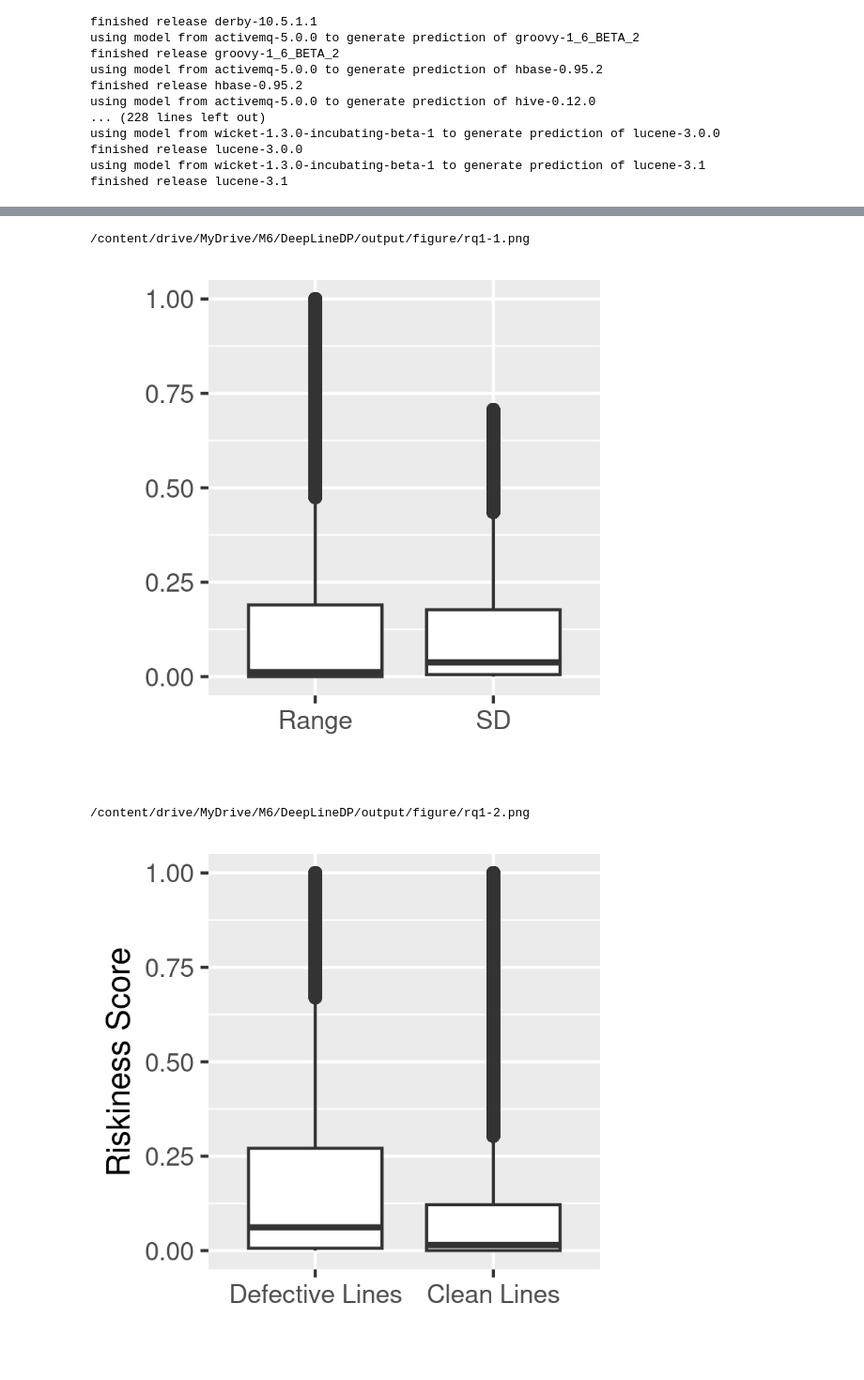
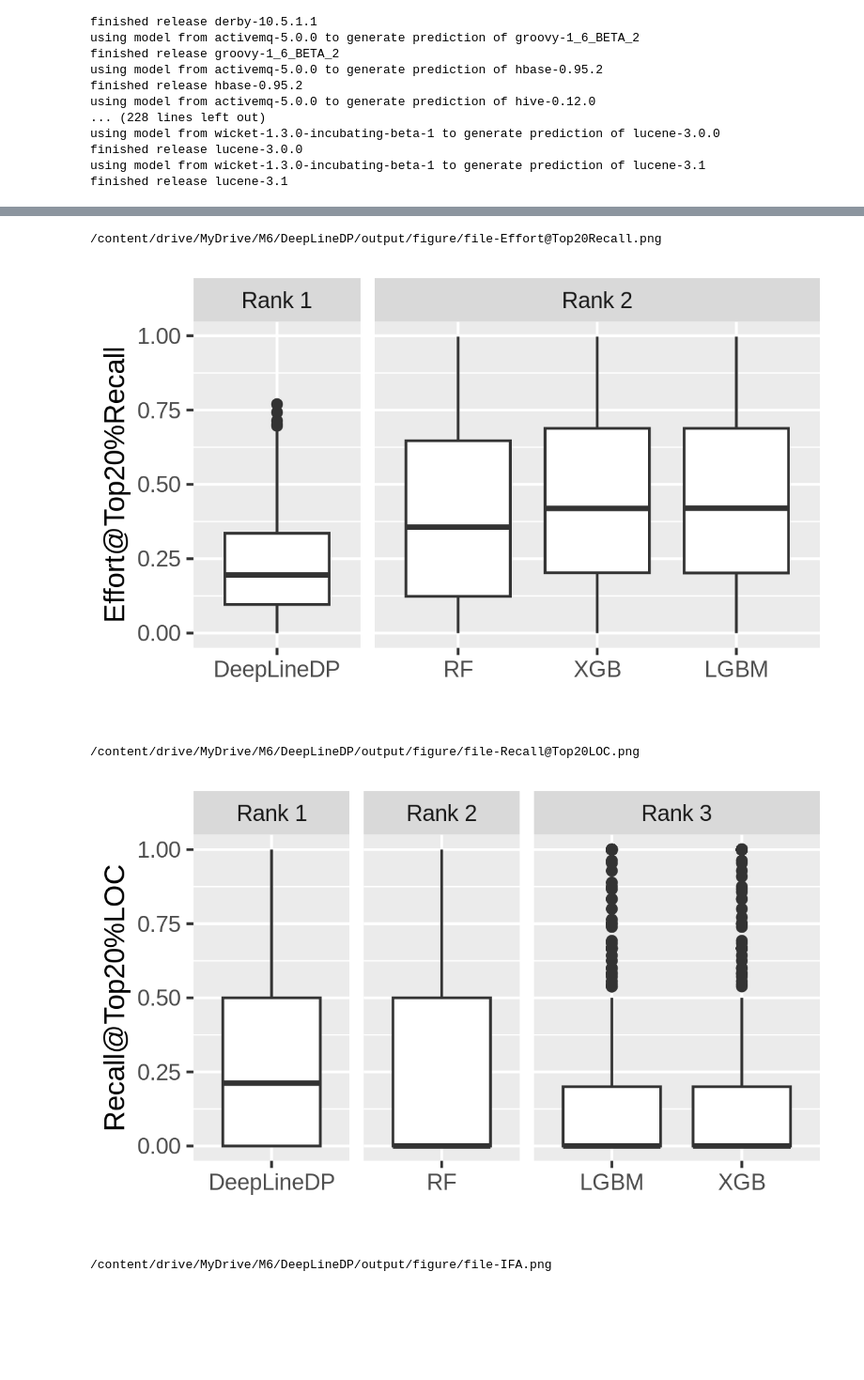
Before and after one commit to pwr-pbr23/M6, a Jupyter notebook: reproduction.ipynb, the cells around one changed output, grey strips where cells are left out. Shown at 94% size. Saved outputs shown, nothing was run; the diff lists cells and outputs as text; code cells hidden in the pictures; blank space fills up the shorter version.

```diff
--- a/reproduction.ipynb
+++ b/reproduction.ipynb
@@ -248,15 +320,17 @@ Warning messages:
 # %%
 from IPython.display import Image, display
 
 figures = '/content/drive/MyDrive/M6/DeepLineDP/output/figure'
-listOfImageNames = [figures + '/rq1-1.png',
-                    figures + '/rq1-2.png']
+listOfImageNames = [figures + '/file-Effort@Top20Recall.png',
+                    figures + '/file-Recall@Top20LOC.png',
+                    figures + '/file-IFA.png']
 
 for imageName in listOfImageNames:
   print(imageName)
   display(Image(filename=imageName))
 # %% [output]
-/content/drive/MyDrive/M6/DeepLineDP/output/figure/rq1-1.png
+/content/drive/MyDrive/M6/DeepLineDP/output/figure/file-Effort@Top20Recall.png
-[figure, old version]
+[figure, new version]
-/content/drive/MyDrive/M6/DeepLineDP/output/figure/rq1-2.png
+/content/drive/MyDrive/M6/DeepLineDP/output/figure/file-Recall@Top20LOC.png
-[figure, old version]
+[figure, new version]
+/content/drive/MyDrive/M6/DeepLineDP/output/figure/file-IFA.png
```
Also changed, not shown: parts of 12 cells of this notebook, 5 other files.
